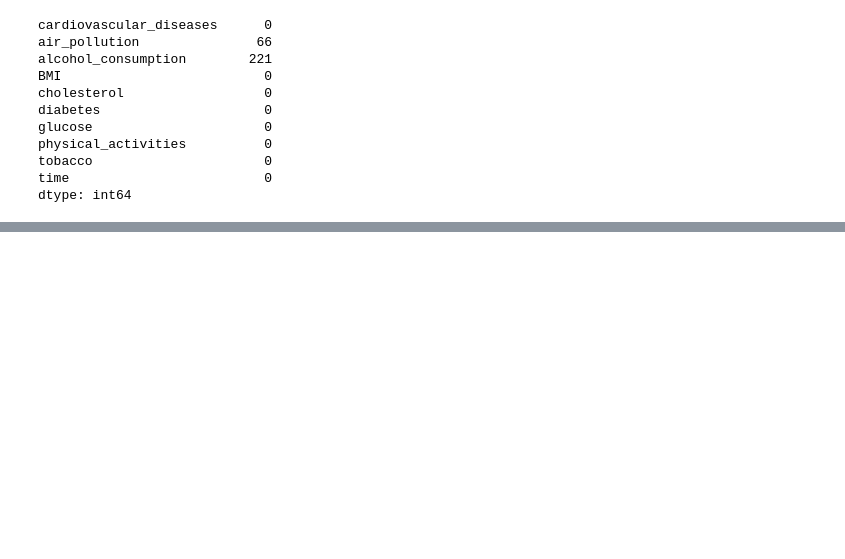
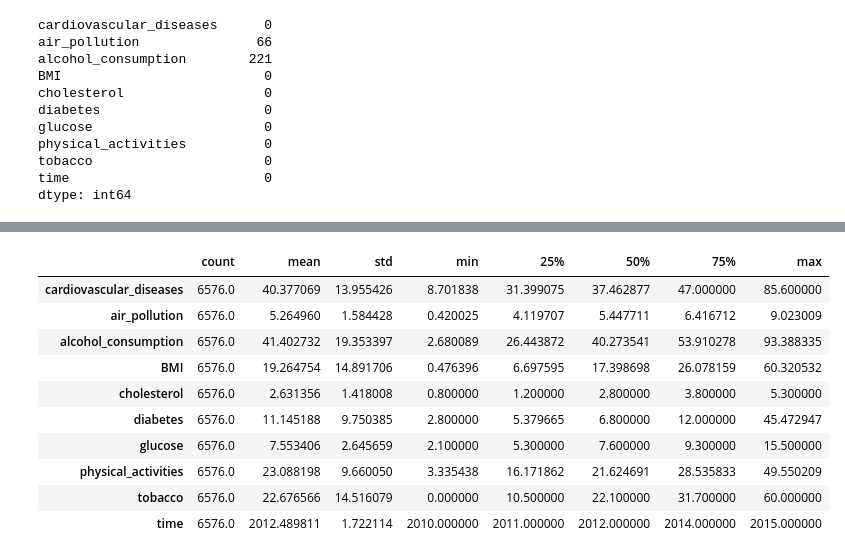
Before and after one commit to baolam/heart-disease-analysis, a Jupyter notebook: processing/draw_for_report.ipynb, the cells around one changed output, grey strips where cells are left out. Cells and saved outputs as stored; diff of their text form; code cells hidden in the pictures; blank space fills up the shorter version.

```diff
--- a/processing/draw_for_report.ipynb
+++ b/processing/draw_for_report.ipynb
@@ -125,3 +148,27 @@ plt.show()
+# %%
+for col in df.columns:
+    Q1 = df[col].quantile(0.25)
+    Q3 = df[col].quantile(0.75)
+    IQR = Q3 - Q1
+
+    lower = Q1 - 1.5 * IQR
+    upper = Q3 + 1.5 * IQR
+
+    df = df[(df[col] >= lower) & (df[col] <= upper)]
+
+df.describe().T
+# %% [output]
+|  | count | mean | std | min | 25% | 50% | 75% | max |
+| cardiovascular_diseases | 6576.0 | 40.377069 | 13.955426 | 8.701838 | 31.399075 | 37.462877 | 47.000000 | 85.600000 |
+| air_pollution | 6576.0 | 5.264960 | 1.584428 | 0.420025 | 4.119707 | 5.447711 | 6.416712 | 9.023009 |
+| alcohol_consumption | 6576.0 | 41.402732 | 19.353397 | 2.680089 | 26.443872 | 40.273541 | 53.910278 | 93.388335 |
+| BMI | 6576.0 | 19.264754 | 14.891706 | 0.476396 | 6.697595 | 17.398698 | 26.078159 | 60.320532 |
+| cholesterol | 6576.0 | 2.631356 | 1.418008 | 0.800000 | 1.200000 | 2.800000 | 3.800000 | 5.300000 |
+| diabetes | 6576.0 | 11.145188 | 9.750385 | 2.800000 | 5.379665 | 6.800000 | 12.000000 | 45.472947 |
+| glucose | 6576.0 | 7.553406 | 2.645659 | 2.100000 | 5.300000 | 7.600000 | 9.300000 | 15.500000 |
+| physical_activities | 6576.0 | 23.088198 | 9.660050 | 3.335438 | 16.171862 | 21.624691 | 28.535833 | 49.550209 |
+| tobacco | 6576.0 | 22.676566 | 14.516079 | 0.000000 | 10.500000 | 22.100000 | 31.700000 | 60.000000 |
+| time | 6576.0 | 2012.489811 | 1.722114 | 2010.000000 | 2011.000000 | 2012.000000 | 2014.000000 | 2015.000000 |
 # %%
 # Tiến hành chia dữ liệu
 df_model = df.copy()
```
Also changed, not shown: parts of 11 cells of this notebook.
